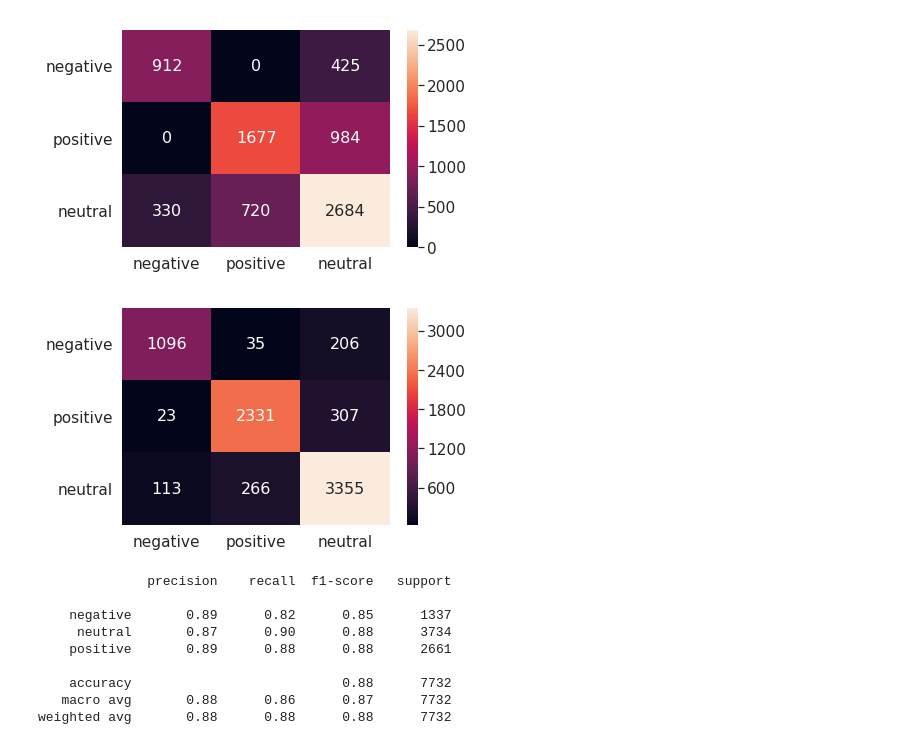
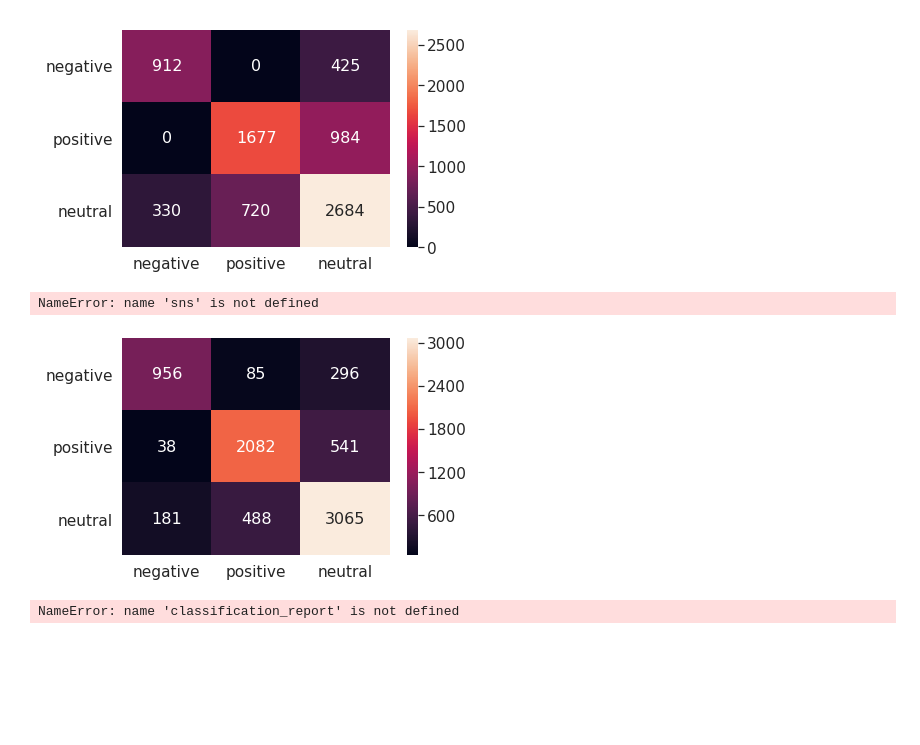
Before and after one commit to e1four15f/math-modeling-institute, a Jupyter notebook: final_report.ipynb, the cells around one changed output. Saved outputs shown, nothing was run; the diff lists cells and outputs as text; code cells hidden in the pictures; blank space fills up the shorter version.

```diff
--- a/final_report.ipynb
+++ b/final_report.ipynb
@@ -10,7 +12,7 @@ import razdel
 
 morph = pymorphy2.MorphAnalyzer()
 # %%
-train = pd.read_json('train.json')
+train = pd.read_json('../train.json')
 train = train[train.text.str.len() < 10000]
 train.shape
 # %% [output]
@@ -39,7 +41,7 @@ with Pool(8) as p:
 # %%
 train['text_prep'] = texts
 # %%
-train = pd.read_csv('train_prep.csv')
+train = pd.read_csv('../train_prep.csv')
 # %%
 negative = train[train.sentiment == 'negative']
 positive = train[train.sentiment == 'positive']
@@ -243,7 +245,7 @@ clf = Pipeline([
     ])),
     ('clf', LogisticRegression(n_jobs=4, solver='lbfgs', multi_class='auto')),
 ])
-clf = clf.fit(train.text.values, train.sentiment.values)
+clf = clf.fit(train.text_prep.values, train.sentiment.values)
 # %%
 labels = train.sentiment.unique()
 array = confusion_matrix(train.sentiment, clf.predict(train.text.values), labels)
@@ -253,18 +255,16 @@ sns.set(font_scale=1.4)
 sns.heatmap(df_cm, annot=True, annot_kws={"size": 16}, fmt='.5g');
 plt.yticks(rotation=0);
 # %% [output]
-[figure, removed]
+NameError: name 'sns' is not defined
+# %%
+sns.set(font_scale=1.4)
+sns.heatmap(df_cm, annot=True, annot_kws={"size": 16}, fmt='.5g');
+plt.yticks(rotation=0);
+# %% [output]
+[figure, added]
 # %%
 pred = clf.predict(train.text.values)
 # %%
 print(classification_report(train.sentiment.values, pred))
 # %% [output]
-              precision    recall  f1-score   support
-
-    negative       0.89      0.82      0.85      1337
-     neutral       0.87      0.90      0.88      3734
-    positive       0.89      0.88      0.88      2661
-
-    accuracy                           0.88      7732
-   macro avg       0.88      0.86      0.87      7732
-weighted avg       0.88      0.88      0.88      7732
+NameError: name 'classification_report' is not defined
```
Also changed, not shown: parts of 16 cells of this notebook, 5 other files.
